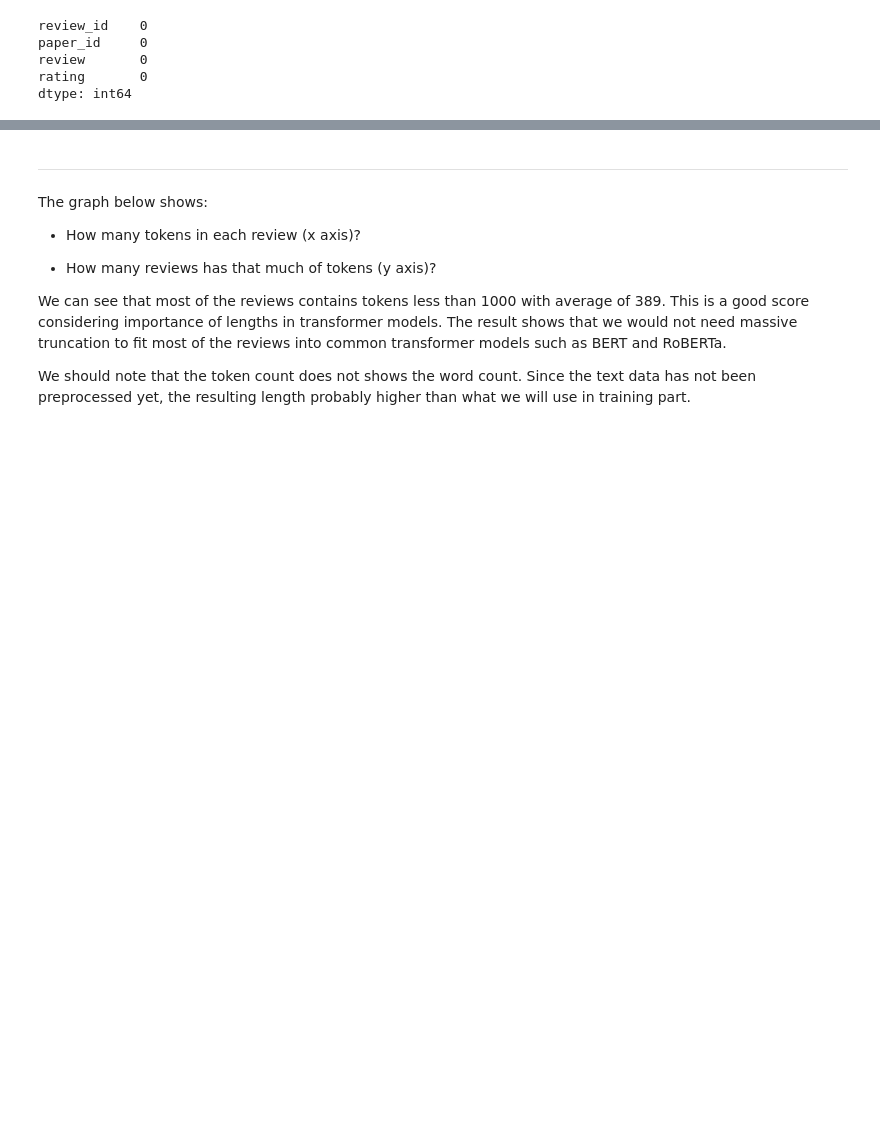
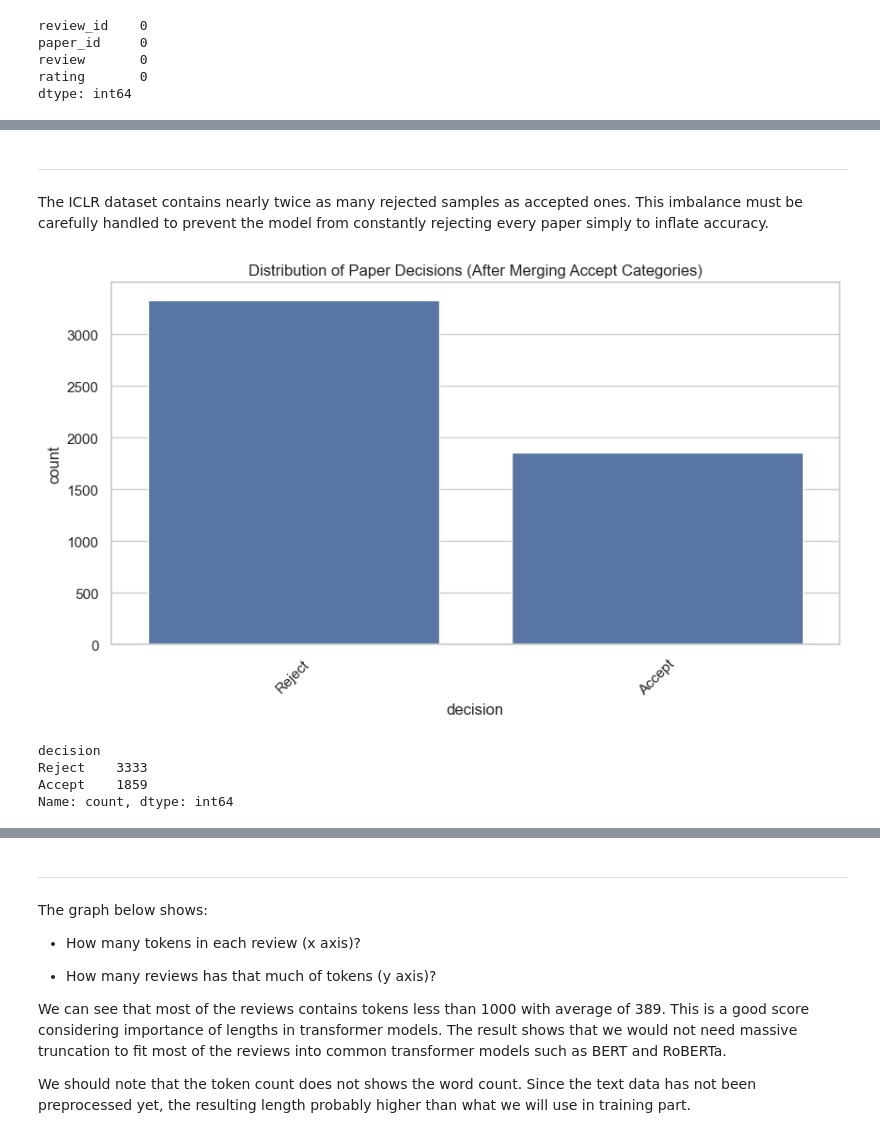
Before and after one commit to didemir/DLTA_project, a Jupyter notebook: eda.ipynb, the cells around one changed output, grey strips where cells are left out. Drawn from its saved outputs; the diff is of its cells as text; code cells hidden in the pictures; blank space fills up the shorter version.

```diff
--- a/eda.ipynb
+++ b/eda.ipynb
@@ -276,0 +333,21 @@ plt.show()
+# %% [markdown]
+---
+
+The ICLR dataset contains nearly twice as many rejected samples as accepted ones. This imbalance must be carefully handled to prevent the model from constantly rejecting every paper simply to inflate accuracy.
+# %%
+
+# collect all decisions that are not "Reject" to one category, which is "Accept"
+iclr_paper_df['decision'] = iclr_paper_df['decision'].replace(['Accept', 'Accept (Oral)', 'Accept (Spotlight)', 'Accept (Poster)', 'Accept (Talk)', 'Invite to Workshop Track'], 'Accept')
+plt.figure(figsize=(10,5))
+sns.countplot(data=iclr_paper_df, x='decision', order=iclr_paper_df['decision'].value_counts().index)
+plt.title('Distribution of Paper Decisions (After Merging Accept Categories)')
+plt.xticks(rotation=45)
+plt.show()
+
+print(iclr_paper_df['decision'].value_counts())
+# %% [output]
+[figure, added]
+decision
+Reject    3333
+Accept    1859
+Name: count, dtype: int64
```
Also changed, not shown: parts of 22 cells of this notebook.
